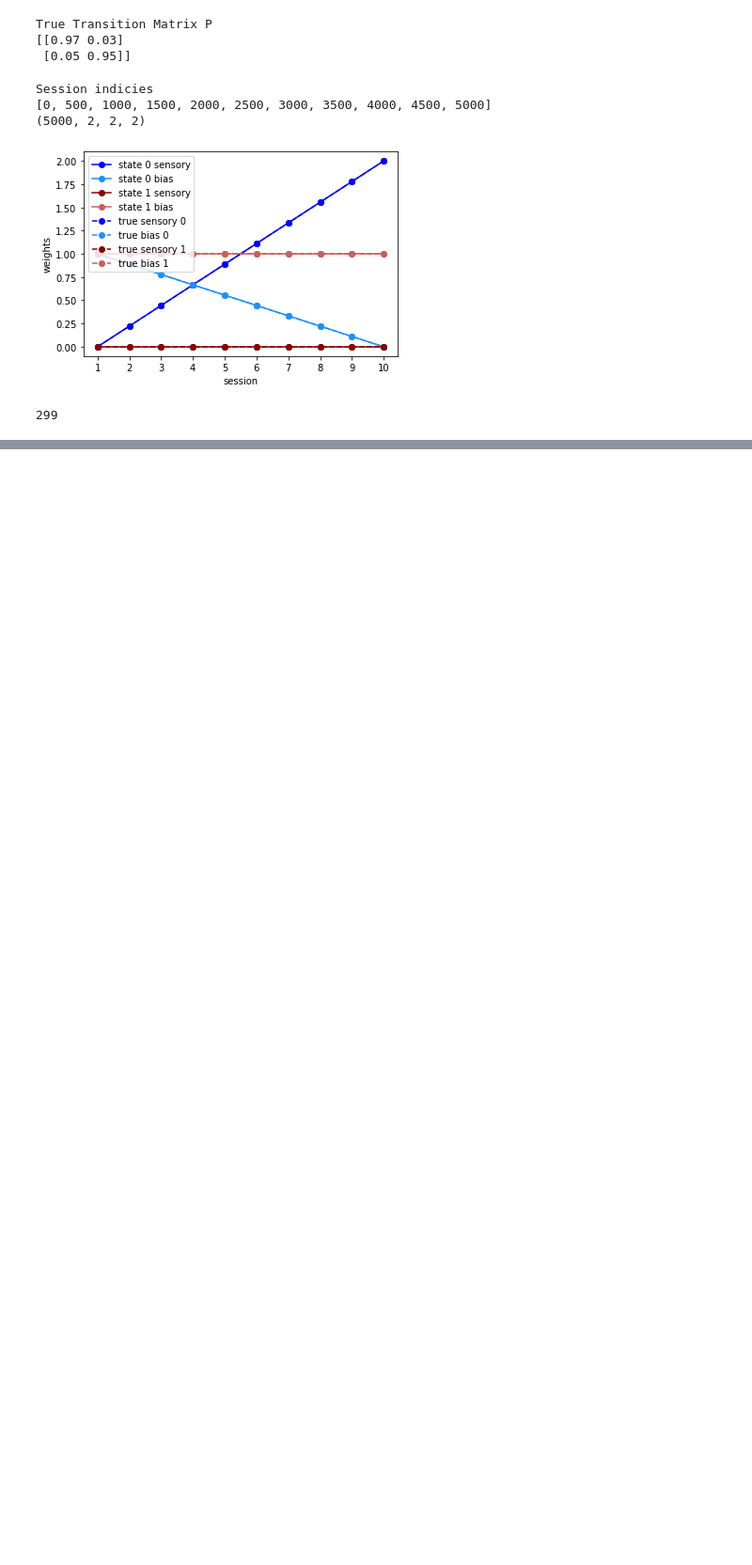
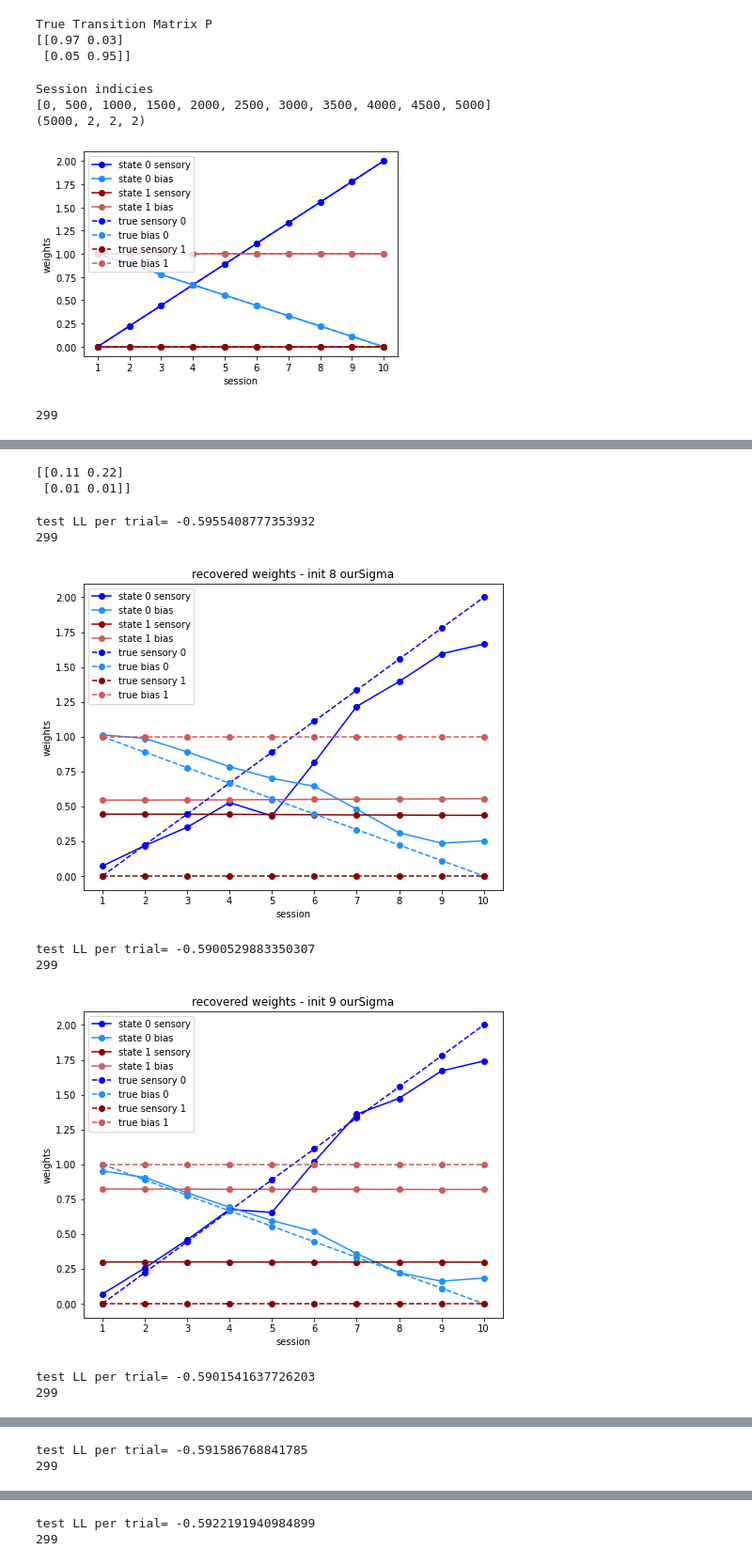
Before and after one commit to lenca56/Pillow_dGLM-HMM, a Jupyter notebook: code/Checking_two_state.ipynb, the cells around one changed output, grey strips where cells are left out. Shown at 94% size. Drawn from its saved outputs; the diff is of its cells as text; code cells hidden in the pictures; blank space fills up the shorter version.

```diff
--- a/code/Checking_two_state.ipynb
+++ b/code/Checking_two_state.ipynb
@@ -77,8 +83,8 @@ print(np.argmax(checkLl))
 # %%
 testX = np.load(f'../data/{K}_state_constant-drift_testX.npy')
 testY = np.load(f'../data/{K}_state_constant-drift_testY.npy')
-testPhi = dGLM_HMM.observation_probability(testX, reshapeWeights(checkW, sessInd, sessInd1000))
-_, _, testLl = dGLM_HMM.forward_pass(testY,checkP,testPhi)
-print("test LL per trial=", testLl/N/2)
+testPhi = dGLM_HMM.observation_probability(testX, reshapeWeights(checkW[0], sessInd, testSessInd))
+# _, _, testLl = dGLM_HMM.forward_pass(testY,checkP[0],testPhi)
+# print("test LL per trial=", testLl/N/2)
 
-plotting_weights(checkW, sessInd, trueW, 'recovered weights sigma=0.1')
+#plotting_weights(checkW, sessInd, trueW, 'recovered weights sigma=0.1')
@@ -87,0 +128,31 @@ test LL per trial= -0.5919599314603451
+# %%
+ourSigma = np.zeros((2,2)) # k x d
+ourSigma[0,0] = 0.11
+ourSigma[0,1] = 0.22
+ourSigma[1,0] = 0.01
+ourSigma[1,1] = 0.01
+print(ourSigma)
+# %% [output]
+[[0.11 0.22]
+ [0.01 0.01]]
+# %%
+checkP = np.load('../data/P_2_state_ourSigma.npy')
+checkLl = np.load('../data/trainLl_2_state_ourSigma.npy')
+checkW = np.load('../data/W_2_state_ourSigma.npy')
+
+for init in range(8,13):
+    testPhi = dGLM_HMM.observation_probability(testX, reshapeWeights(checkW[init], sessInd, testSessInd))
+    _, _, testLl = dGLM_HMM.forward_pass(testY,checkP[init],testPhi)
+    print("test LL per trial=", testLl/N/2)
+    print(np.argmax(checkLl[init]))
+    plt.figure(figsize=(8,6))
+    plotting_weights(permute_states(checkW[init], sessInd), sessInd, trueW, f'recovered weights - init {init} ourSigma')
+# %% [output]
+test LL per trial= -0.5955408777353932
+299
+[figure, added]
+test LL per trial= -0.5900529883350307
+299
+[figure, added]
+test LL per trial= -0.5901541637726203
+299
@@ -87,0 +160,2 @@ test LL per trial= -0.5919599314603451
+test LL per trial= -0.591586768841785
+299
@@ -87,0 +163,2 @@ test LL per trial= -0.5919599314603451
+test LL per trial= -0.5922191940984899
+299
```
Also changed, not shown: parts of 8 cells of this notebook, 4 other files.
